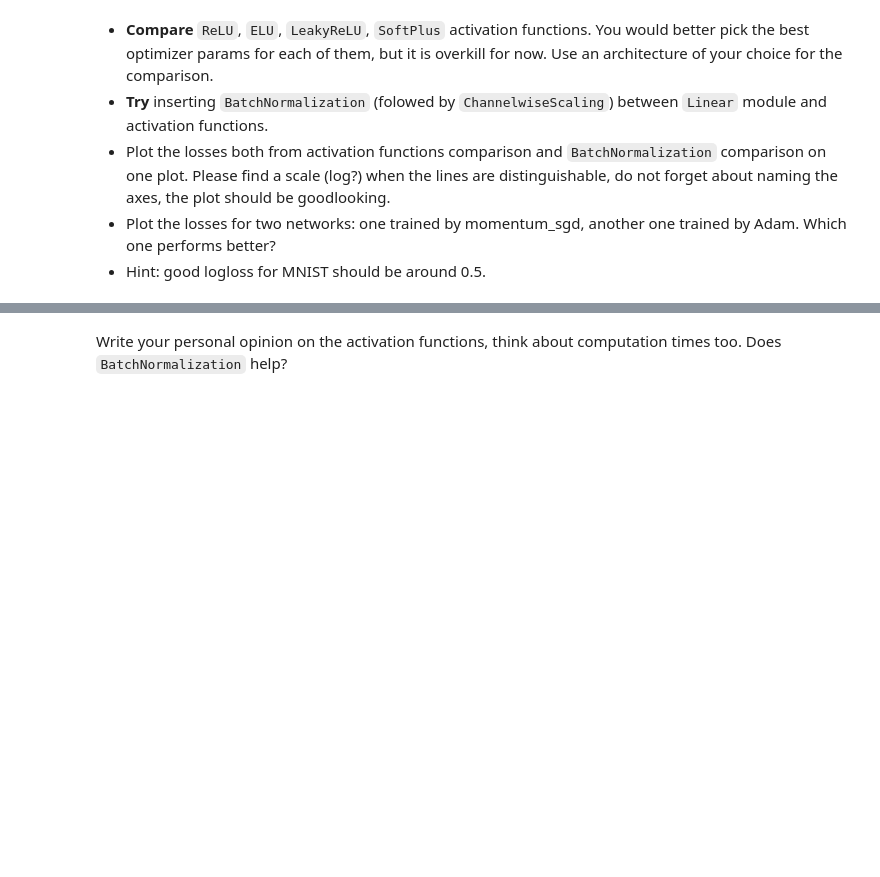
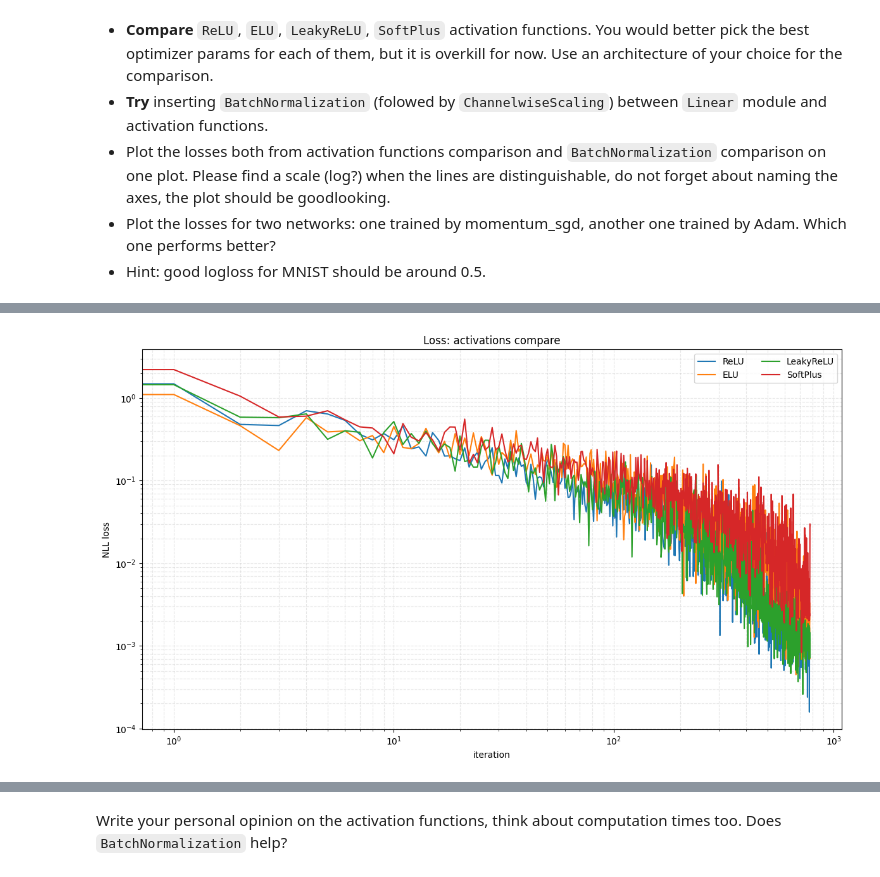
Before and after one commit to EgorOvechkin/lab2, a Jupyter notebook: hw8/main_notebook.ipynb, the cells around one changed output, grey strips where cells are left out. Cells and saved outputs as stored; diff of their text form; code cells hidden in the pictures; blank space fills up the shorter version.

```diff
--- a/hw8/main_notebook.ipynb
+++ b/hw8/main_notebook.ipynb
@@ -238,7 +252,8 @@ def get_net_with(activation, use_norm=False):
     return net
 
 n_epoch = 20
-def train(net):
+
+def train(net, opt=sgd_momentum, opt_config=optimizer_config):
     criterion = ClassNLLCriterion()
     optimizer_state = {}
     loss_history = []
@@ -256,9 +271,9 @@ def train(net):
             net.backward(x_batch, dp)
 
             # Update weights
-            sgd_momentum(net.getParameters(),
+            opt(net.getParameters(),
                         net.getGradParameters(),
-                        optimizer_config,
+                        opt_config,
                         optimizer_state)
 
             loss_history.append(loss)
@@ -268,23 +283,12 @@ def train(net):
 
 def train_with(activation, use_norm=False):
     net = get_net_with(activation, use_norm)
-    return train(net)
+    label = str(activation) if not use_norm else f"{activation} with BN"
+    timed_train = timeit(label)(train)
+    return timed_train(net)
 
 activations = [ReLU(), ELU(), LeakyReLU(), SoftPlus()]
 losses = [train_with(act) for act in activations]
-
-fig, axes = plt.subplots(2, 2, figsize=(12, 10))
-axes = axes.flatten()
-
-for ax, act, loss in zip(axes, activations, losses):
-    ax.set_title(f"{act} training loss")
-    ax.set_xlabel("#iteration")
-    ax.set_ylabel("loss")
-    ax.plot(loss)
-
-    print(f'{act} loss: {loss[-1]:.4f}')
-
-plt.tight_layout()
-plt.show()
+losses_with_bn = [train_with(act, use_norm=True) for act in activations]
 # %% [output]
 (50000, 28, 28) 50000
@@ -295,0 +303,19 @@ SoftPlus loss: 0.0051
+# %%
+plt.figure(figsize=(12, 7))
+
+
+freq = 10
+for act, loss in zip(activations, losses):
+    plt.plot(loss[::freq], label=str(act))
+
+plt.yscale("log")
+plt.xscale("log")
+plt.xlabel("iteration")
+plt.ylabel("NLL loss")
+plt.title("Loss: activations compare")
+plt.grid(True, which="both", linestyle="--", alpha=0.3)
+plt.legend(ncol=2)
+plt.tight_layout()
+plt.show()
+# %% [output]
+[figure, added]
```
Also changed, not shown: parts of 10 cells of this notebook.
